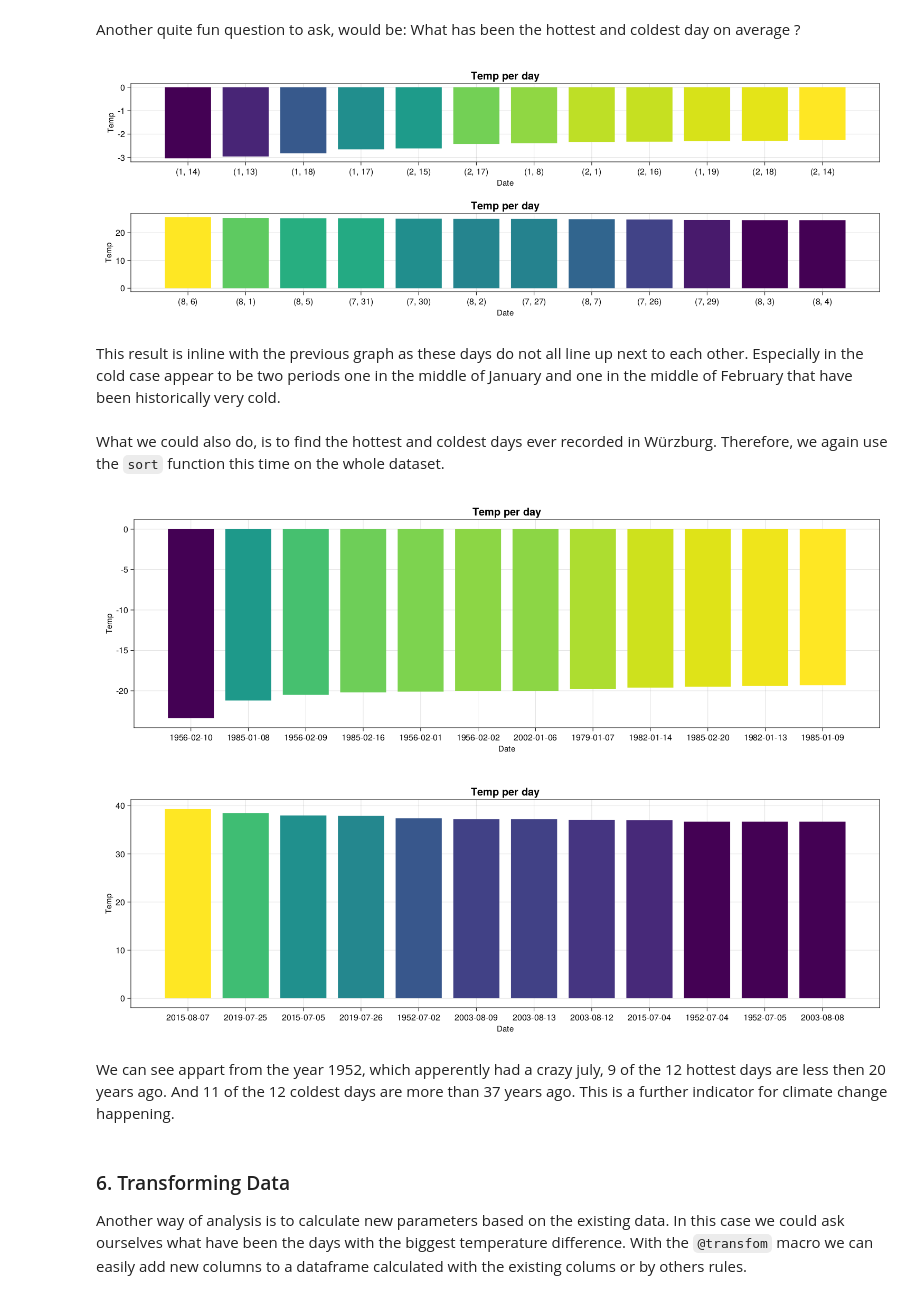
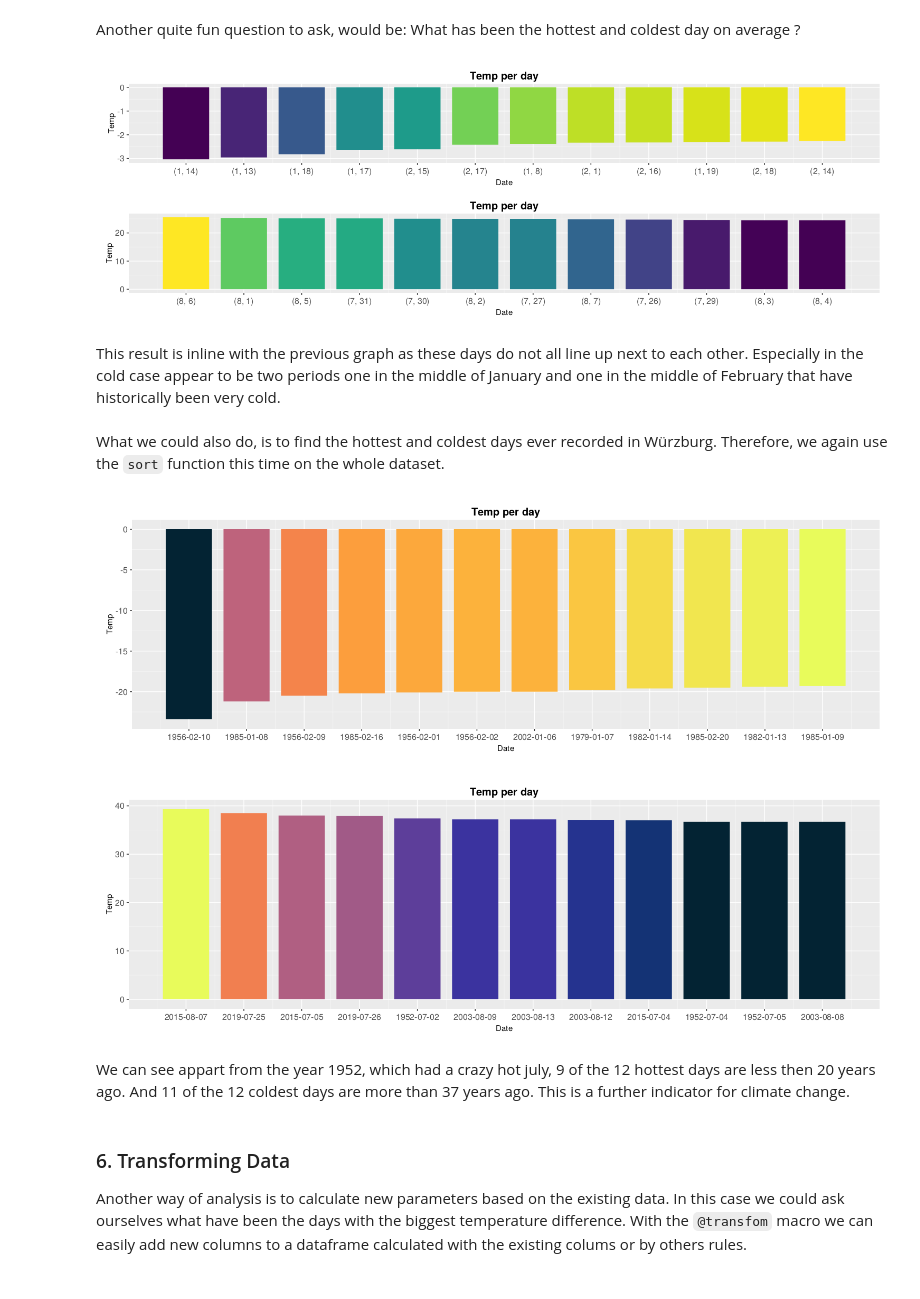
Before and after one commit to AndreasKuhn-ak/WS2022_Julia, a Jupyter notebook: Part_8_Data_Analysis/Julia_Data_Analysis.ipynb, the cells around one changed output. Drawn from its saved outputs; the diff is of its cells as text; code cells hidden in the pictures.

```diff
--- a/Part_8_Data_Analysis/Julia_Data_Analysis.ipynb
+++ b/Part_8_Data_Analysis/Julia_Data_Analysis.ipynb
@@ -214,6 +220,8 @@ data = @subset(data,:monthday .!= "(2, 29)",:year .!= 2022)
 # %% [markdown]
 Now we can plot the average Temperatur on each day in Würzubrg since 1948 using `CairoMakie`. Each colum of `DataFrame` is a Vector, therefore we can use the access function `DataFrame.column` as a direct input in our plot.
 # %%
+#set a nice looking theme
+set_theme!(theme_ggplot2())
 f1 = Figure()
 #custom axis where a datapoint every 10 years is maped to its corresponding year. For a refresh on custom axis in CairoMakie revisit the chapter on Plotting.
 ax1_1 = Axis(f1[1, 1],xticks = (1:10*365:nrow(data), string.(data.year)[1:10*365:nrow(data)] ))
@@ -533,31 +546,31 @@ ax10_2 = Axis(f10[2,1], xticks = (1:12,string.(extreme_days_average.monthday[1:1
 bar10_2 = barplot!(ax10_2, extreme_days_average.:avg_temp_max[1:12],color =extreme_days_average.:avg_temp_max[1:12] )
 f10
 # %% [output]
-[figure, old version]
+[figure, new version]
 # %% [markdown]
-This result is inline with the previous graph as these days do not all line up next to each other. Especially in the cold case appear to be two periods one in the middle of January and one in the middle of February that have been historically very cold.
+This result is inline with the previous graph as these days do not all line up next to each other. Especially in the cold case appear to be two periods one in the middle of January and one in the middle of February that have historically been very cold.
 # %% [markdown]
 What we could also do, is to find the hottest and coldest days ever recorded in Würzburg. Therefore, we again use the `sort` function this time on the whole dataset.
 # %%
 extreme_days = sort(data,:temp_min, rev = false)
 f8 = Figure(resolution = (1500,500))
 ax8_1 = Axis(f8[1,1], xticks = (1:12,string.(extreme_days.date[1:12])), title = " Temp per day ", titlesize = 20, xlabel = "Date", ylabel = "Temp", xlabelsize = 15, ylabelsize = 15)
-bar8_1 = barplot!(ax8_1, extreme_days.temp_min[1:12],color =extreme_days.temp_min[1:12] )
+bar8_1 = barplot!(ax8_1, extreme_days.temp_min[1:12],color =extreme_days.temp_min[1:12], colormap = :thermal )
 
 f8
 # %% [output]
-[figure, old version]
+[figure, new version]
 # %%
 extreme_days = sort(data,:temp_max, rev = true)
 f9 = Figure(resolution = (1500,500))
 ax9_1 = Axis(f9[1,1], xticks = (1:12,string.(extreme_days.date[1:12])), title = " Temp per day ", titlesize = 20, xlabel = "Date", ylabel = "Temp", xlabelsize = 15, ylabelsize = 15)
-bar9_1 = barplot!(ax9_1, extreme_days.:temp_max[1:12],color =extreme_days.:temp_max[1:12] )
+bar9_1 = barplot!(ax9_1, extreme_days.:temp_max[1:12],color =extreme_days.:temp_max[1:12], colormap = :thermal )
 
 f9
 # %% [output]
-[figure, old version]
+[figure, new version]
 # %% [markdown]
-We can see appart from the year 1952, which apperently had a crazy july, 9 of the 12 hottest days are less then 20 years ago. And 11 of the 12 coldest days are more than 37 years ago. This is a further indicator for climate change happening.
+We can see appart from the year 1952, which had a crazy hot july, 9 of the 12 hottest days are less then 20 years ago. And 11 of the 12 coldest days are more than 37 years ago. This is a further indicator for climate change.
 # %% [markdown]
 ### 6. Transforming Data
 
```
Also changed, not shown: parts of 38 cells of this notebook, 27 other files.
